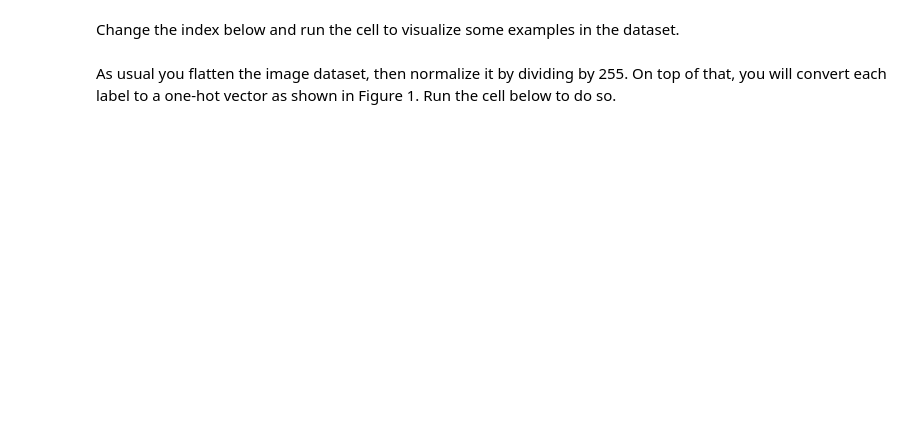
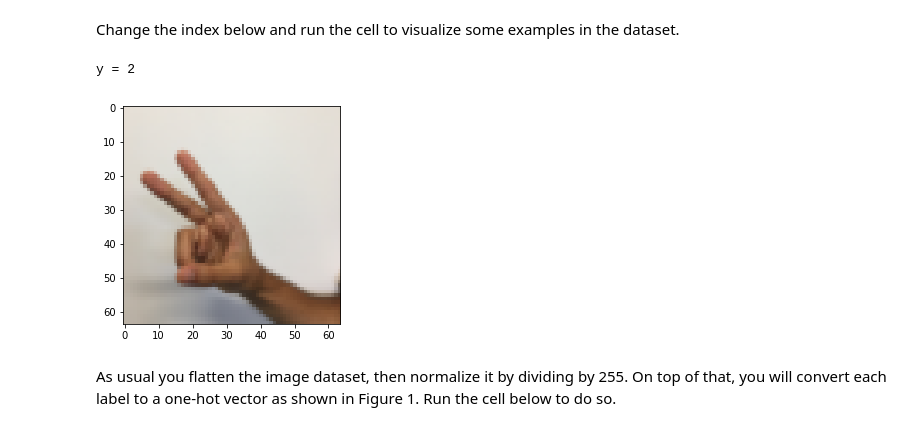
Before and after one commit to DeeptanshuM/learningDeepLearning, a Jupyter notebook: Tensorflow+Tutorial.ipynb, the cells around one changed output. Cells and saved outputs as stored; diff of their text form; code cells hidden in the pictures; blank space fills up the shorter version.

```diff
--- a/Tensorflow+Tutorial.ipynb
+++ b/Tensorflow+Tutorial.ipynb
@@ -479,9 +486,12 @@ X_train_orig, Y_train_orig, X_test_orig, Y_test_orig, classes = load_dataset()
 Change the index below and run the cell to visualize some examples in the dataset.
 # %%
 # Example of a picture
-index = 0
+index = 6
 plt.imshow(X_train_orig[index])
 print ("y = " + str(np.squeeze(Y_train_orig[:, index])))
+# %% [output]
+y = 2
+[figure, added]
 # %% [markdown]
 As usual you flatten the image dataset, then normalize it by dividing by 255. On top of that, you will convert each label to a one-hot vector as shown in Figure 1. Run the cell below to do so.
 # %%
```
Also changed, not shown: parts of 8 cells of this notebook.
